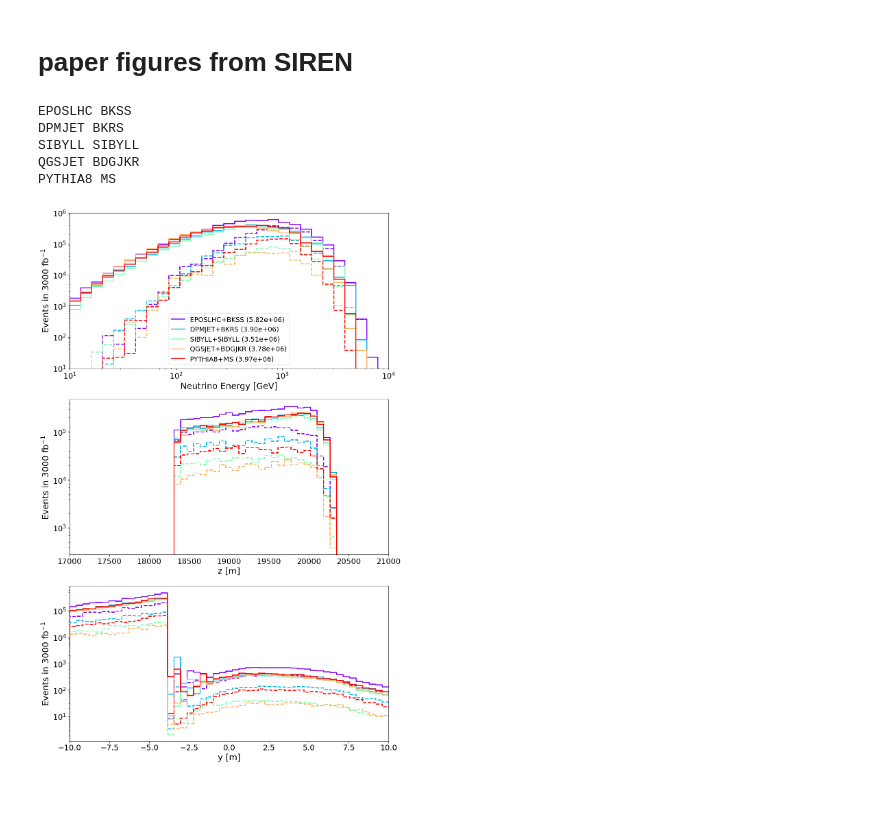
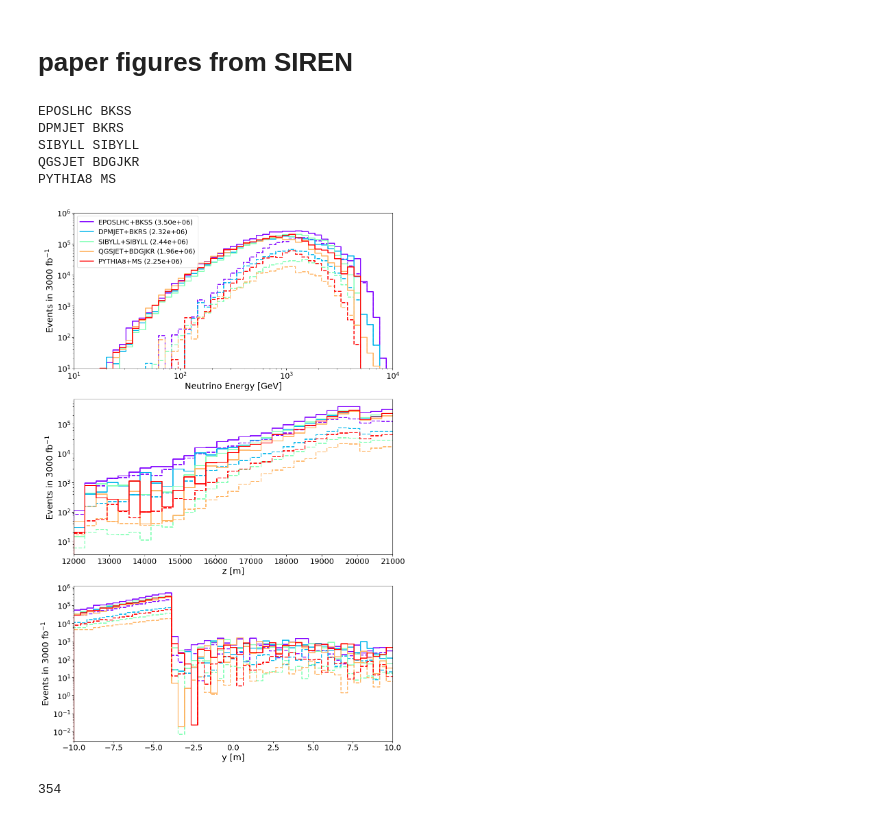
Before and after one commit to nickkamp1/Lake_Geneva_Neutrinos, a Jupyter notebook: SIREN_Simulation.ipynb, the cells around one changed output. Cells and saved outputs as stored; diff of their text form; code cells hidden in the pictures.

```diff
--- a/SIREN_Simulation.ipynb
+++ b/SIREN_Simulation.ipynb
@@ -118,26 +87,51 @@ charm_generators = ["BKSS","BKRS","SIBYLL","BDGJKR","MS"]
 color = iter(cm.rainbow(np.linspace(0, 1, len(light_generators))))
 
 fig,ax = plt.subplots(3,1,figsize=(12,20))
+e_bins = np.logspace(1,4)
 xybins = np.linspace(-10,10,50)
-zbins = np.linspace(17000,21000,50)
+zbins = np.linspace(12000,21000,30)
+
+muon_depth = siren.distributions.LeptonDepthFunction()
+
 
 for lg,cg in zip(light_generators,charm_generators):
+
+    lkey = tuple((prefix,lg,"light"))
+    ckey = tuple((prefix,cg,"charm"))
+
     print(lg,cg)
     c = next(color)
 
-    siren_output_file = "Data/SIREN/Output/LHCb_%s_%s_%s"%(prefix,lg,"light")
-    data = ak.from_parquet(siren_output_file+".parquet")
-    weights = data.weights * data.hit_mask
-    vx = np.squeeze(data.vertex)
-    Ehist_l,_ = np.histogram(data.energy,bins=e_bins,weights=weights)
+    ldata = ak.concatenate([data[lkey+(primary,)] for primary in primaries])
+    cdata = ak.concatenate([data[ckey+(primary,)] for primary in primaries])
+
+#     for dset in [ldata,cdata]:
+
+#         if "hit_mask_survival" not in dset.fields:
+
+#             dset["muon_max_col_depth"] = [muon_depth(siren.dataclasses.Particle.NuMu, muE)
+#                                            for muE in np.squeeze(dset.secondary_momenta)[:,0,0]]
+
+#             muonE = np.squeeze(dset["secondary_momenta"])[:,0,0]
+
+#             for panel in [1,2,3]:
+
+#                 dset["panel%d_muon_survival"%panel] = dset["panel%d_int_coldepths"%panel] < dset["muon_max_col_depth"]
+#                 dset["panel%d_hit_mask_muon_survival"%panel] = np.logical_and(dset["panel%d_hit_mask"%panel],
+#                                                                        np.any(dset["panel%d_muon_survival"%panel],axis=-1))
+#             dset["hit_mask_muon_survival"] = np.logical_or.reduce((dset["panel1_hit_mask_muon_survival"],
+#                                                                    dset["panel2_hit_mask_muon_survival"],
+#                                                                    dset["panel3_hit_mask_muon_survival"]))
+
+    weights = ldata.weights * ldata.hit_mask_muon_survival
+    vx = np.squeeze(ldata.vertex)
+    Ehist_l,_ = np.histogram(ldata.energy,bins=e_bins,weights=weights)
     zhist_l,_ = np.histogram(vx[:,-1],bins=zbins,weights=weights)
     yhist_l,_ = np.histogram(vx[:,1],bins=xybins,weights=weights)
 
-    siren_output_file = "Data/SIREN/Output/LHCb_%s_%s_%s"%(prefix,cg,"charm")
-    data = ak.from_parquet(siren_output_file+".parquet")
-    weights = data.weights * data.hit_mask
-    vx = np.squeeze(data.vertex)
-    Ehist_c,_ = np.histogram(data.energy,bins=e_bins,weights=weights)
+    weights = cdata.weights * cdata.hit_mask_muon_survival
+    vx = np.squeeze(cdata.vertex)
+    Ehist_c,_ = np.histogram(cdata.energy,bins=e_bins,weights=weights)
     zhist_c,_ = np.histogram(vx[:,-1],bins=zbins,weights=weights)
     yhist_c,_ = np.histogram(vx[:,1],bins=xybins,weights=weights)
 
@@ -146,31 +140,41 @@ for lg,cg in zip(light_generators,charm_generators):
     yhist = yhist_l+yhist_c
     tot = sum(Ehist)
     ax[0].step(e_bins,np.append([0],Ehist),color=c,label="%s+%s (%2.2e)"%(lg,cg,tot))
     ax[0].step(e_bins,np.append([0],Ehist_c),color=c,ls="--")
     ax[1].step(zbins,np.append([0],zhist),color=c)
     ax[1].step(zbins,np.append([0],zhist_c),color=c,ls="--")
     ax[2].step(xybins,np.append([0],yhist),color=c)
     ax[2].step(xybins,np.append([0],yhist_c),color=c,ls="--")
 
 ax[0].loglog()
 ax[0].set_ylim(1e1,1e6)
 ax[1].semilogy()
 ax[2].semilogy()
 
 ax[0].set_xlim(e_bins[0],e_bins[-1])
 ax[1].set_xlim(zbins[0],zbins[-1])
 ax[2].set_xlim(xybins[0],xybins[-1])
 
 ax[0].set_xlabel("Neutrino Energy [GeV]")
 ax[1].set_xlabel("z [m]")
 ax[2].set_xlabel("y [m]")
 for i in range(3): ax[i].set_ylabel(r"Events in 3000$~{\rm fb}^{-1}$")
 ax[0].legend()
 plt.show()
 # %% [output]
 EPOSLHC BKSS
 DPMJET BKRS
 SIBYLL SIBYLL
 QGSJET BDGJKR
 PYTHIA8 MS
-[figure, old version]
+[figure, new version]
+# %%
+data[key].panel1_hit_mask_muon_survival
+data[key].panel2_hit_mask_muon_survival
+data[key].panel3_hit_mask_muon_survival
+sum(data[key].panel2_hit_mask_muon_survival &
+    np.logical_not(data[key].panel1_hit_mask_muon_survival) &
+    np.logical_not(data[key].panel3_hit_mask_muon_survival))
+#sum(data[key].panel2_hit_mask_muon_survival)
+# %% [output]
+354
```
Also changed, not shown: parts of 5 cells of this notebook, 7 other files.
